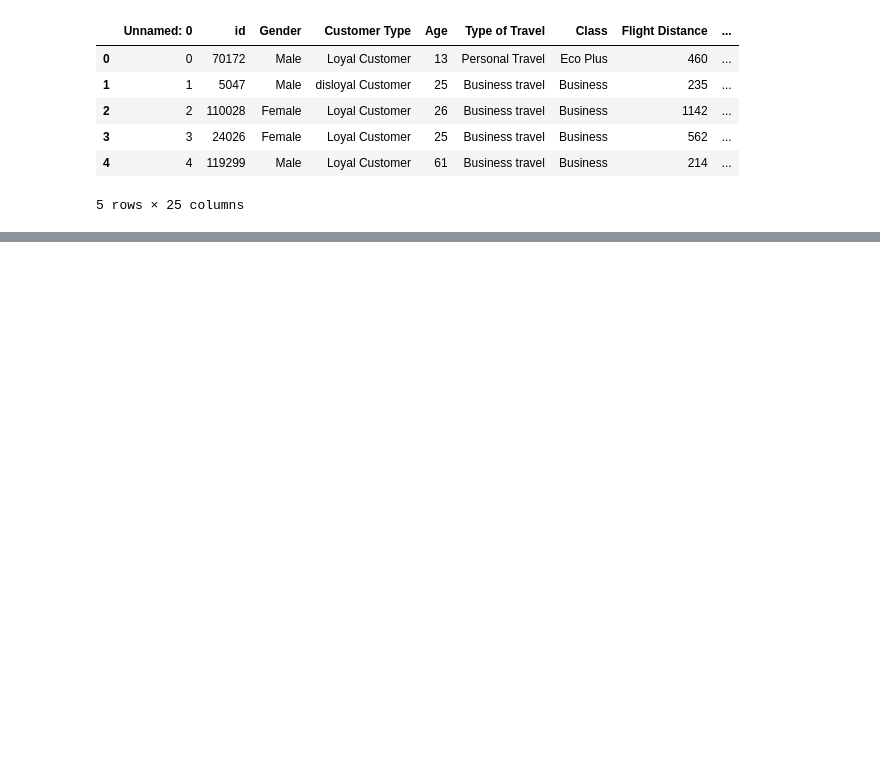
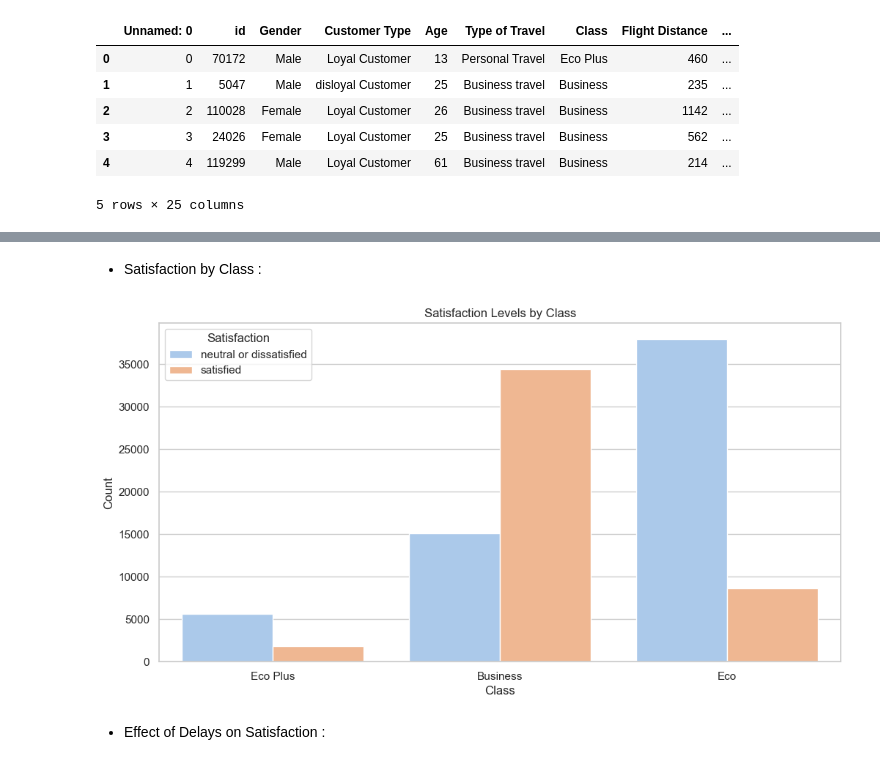
Before and after one commit to samamohamedd/IEEE-Tasks, a Jupyter notebook: task3-Visualizations2/code.ipynb, the cells around one changed output, grey strips where cells are left out. Saved outputs shown, nothing was run; the diff lists cells and outputs as text; code cells hidden in the pictures; blank space fills up the shorter version.

```diff
--- a/task3-Visualizations2/code.ipynb
+++ b/task3-Visualizations2/code.ipynb
@@ -22,0 +106,14 @@ df.head()
+# %% [markdown]
+- Satisfaction by Class :
+# %%
+plt.figure(figsize=(12, 6))
+sns.countplot(data=df, x="Class", hue="satisfaction", palette="pastel")
+plt.title("Satisfaction Levels by Class")
+plt.xlabel("Class")
+plt.ylabel("Count")
+plt.legend(title="Satisfaction")
+plt.show()
+# %% [output]
+[figure, added]
+# %% [markdown]
+- Effect of Delays on Satisfaction :
```
Also changed, not shown: parts of 14 cells of this notebook.
